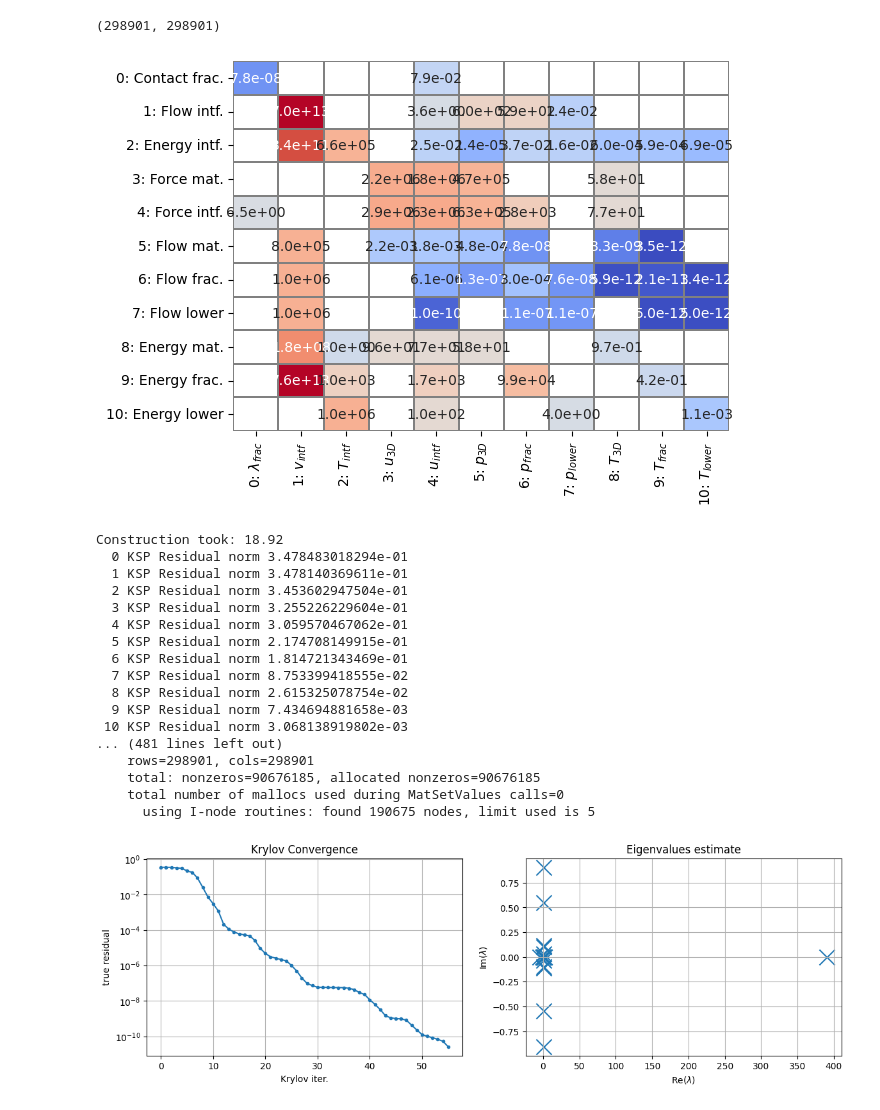
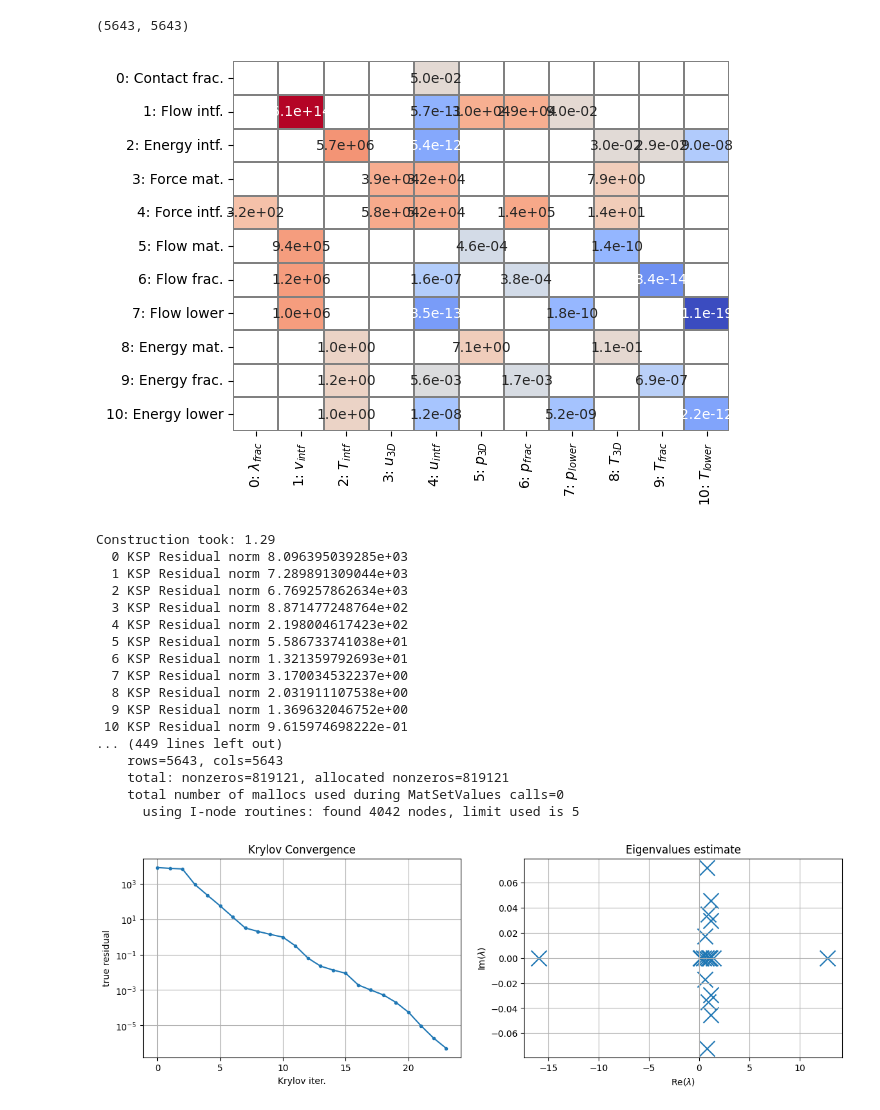
Before and after one commit to pmgbergen/FTHM-Solver, a Jupyter notebook: thermal/experiment_thermal_5_results.ipynb, the cells around one changed output. Saved outputs shown, nothing was run; the diff lists cells and outputs as text; code cells hidden in the pictures.

```diff
--- a/thermal/experiment_thermal_5_results.ipynb
+++ b/thermal/experiment_thermal_5_results.ipynb
@@ -146,7 +152,7 @@ import porepy as pp
 model = make_model(
     {
         "geometry": 5,
-        "grid_refinement": 10,
+        "grid_refinement": 1,
         "solver": 3,
         'steady_state': True,
     }
@@ -165,8 +172,8 @@ sticking: 2379, sliding: 0, open: 0
 #     load_data(f"../stats/{model.simulation_name()}.json"), 9
 # )
 
-mat = scipy.sparse.load_npz('../matrices/stats_thermal_geo5x10_sol3_1739045561550.npz')
-rhs = np.load('../matrices/stats_thermal_geo5x10_sol3_1739045561550_rhs.npy')
-iterate = np.load('../matrices/stats_thermal_geo5x10_sol3_1739045561550_iterate.npy')
-state = np.load('../matrices/stats_thermal_geo5x10_sol3_1739045561550_state.npy')
-dt = 4e-3
+# mat = scipy.sparse.load_npz('../matrices/stats_thermal_geo5x10_sol3_1739045561550.npz')
+# rhs = np.load('../matrices/stats_thermal_geo5x10_sol3_1739045561550_rhs.npy')
+# iterate = np.load('../matrices/stats_thermal_geo5x10_sol3_1739045561550_iterate.npy')
+# state = np.load('../matrices/stats_thermal_geo5x10_sol3_1739045561550_state.npy')
+# dt = 4e-3
@@ -173,17 +182,17 @@ dt = 4e-3
 # %%
-model.linear_system = mat, rhs
-model.bmat.mat = mat
-model.equation_system.set_variable_values(state, time_step_index=0)
-model.equation_system.set_variable_values(iterate, iterate_index=0)
-model.ad_time_step.set_value(dt)
-model.time_manager.dt = dt
+# model.linear_system = mat, rhs
+# model.bmat.mat = mat
+# model.equation_system.set_variable_values(state, time_step_index=0)
+# model.equation_system.set_variable_values(iterate, iterate_index=0)
+# model.ad_time_step.set_value(dt)
+# model.time_manager.dt = dt
 # %%
 J = model.bmat[:]
 J.plot_max()
 J.shape
 # %% [output]
-(298901, 298901)
+(5643, 5643)
-[figure, old version]
+[figure, new version]
 # %%
 from fixed_stress import make_fs_analytical, make_fs_analytical_slow_new
 from hm_solver import build_mechanics_near_null_space
@@ -210,15 +219,15 @@ scheme = LinearTransformedScheme(
             fieldsplit_options={
                 "pc_fieldsplit_schur_precondition": "selfp",
             },
-            subsolver_options={
+            elim_options={
                 "pc_type": "pbjacobi",
             },
-            tmp_options={
+            keep_options={
                 "mat_schur_complement_ainv_type": "blockdiag",
             },
             complement=PetscFieldSplitScheme(
                 groups=intf,
-                subsolver_options={
+                elim_options={
                     "pc_type": "ilu",
                 },
                 fieldsplit_options={
@@ -226,7 +235,7 @@ scheme = LinearTransformedScheme(
                 },
                 complement=PetscFieldSplitScheme(
                     groups=mech,
-                    subsolver_options=(
+                    elim_options=(
                         {
                             "pc_type": "hypre",
                             "pc_hypre_type": "boomeramg",
@@ -234,7 +243,7 @@ scheme = LinearTransformedScheme(
                             "pc_hypre_boomeramg_smooth_type": "Euclid",
                         }
                     ),
-                    tmp_options={
+                    keep_options={
                     },
                     block_size=model.nd,
                     invert=lambda bmat: csr_to_petsc(
@@ -255,47 +264,47 @@ scheme = LinearTransformedScheme(
                             "pc_hypre_type": "boomeramg",
                             "pc_hypre_boomeramg_strong_threshold": 0.7,
                             "pc_hypre_boomeramg_smooth_type": "Euclid",
                         },
                         others_options={
                             "pc_type": "hypre",
                             "pc_hypre_type": "boomeramg",
                             "pc_hypre_boomeramg_strong_threshold": 0.7,
                         },
                         cpr_options={
                             "pc_composite_pcs": "fieldsplit,ksp",
                             "sub_1_ksp_ksp_type": "preonly",
                             "sub_1_ksp_pc_type": "hypre",
                             "sub_1_ksp_pc_hypre_type": "Euclid",
                         },
                     ),
                 ),
             ),
         ),
     ),
 )
 
 solve_petsc_3(
     J,
     rhs_global=rhs,
     ksp_scheme=scheme,
     ksp_view=True,
 )
 # %% [output]
-Construction took: 18.92
-  0 KSP Residual norm 3.478483018294e-01
-  1 KSP Residual norm 3.478140369611e-01
-  2 KSP Residual norm 3.453602947504e-01
-  3 KSP Residual norm 3.255226229604e-01
-  4 KSP Residual norm 3.059570467062e-01
-  5 KSP Residual norm 2.174708149915e-01
-  6 KSP Residual norm 1.814721343469e-01
-  7 KSP Residual norm 8.753399418555e-02
-  8 KSP Residual norm 2.615325078754e-02
-  9 KSP Residual norm 7.434694881658e-03
- 10 KSP Residual norm 3.068138919802e-03
-... (481 lines left out)
-    rows=298901, cols=298901
-    total: nonzeros=90676185, allocated nonzeros=90676185
+Construction took: 1.29
+  0 KSP Residual norm 8.096395039285e+03
+  1 KSP Residual norm 7.289891309044e+03
+  2 KSP Residual norm 6.769257862634e+03
+  3 KSP Residual norm 8.871477248764e+02
+  4 KSP Residual norm 2.198004617423e+02
+  5 KSP Residual norm 5.586733741038e+01
+  6 KSP Residual norm 1.321359792693e+01
+  7 KSP Residual norm 3.170034532237e+00
+  8 KSP Residual norm 2.031911107538e+00
+  9 KSP Residual norm 1.369632046752e+00
+ 10 KSP Residual norm 9.615974698222e-01
+... (449 lines left out)
+    rows=5643, cols=5643
+    total: nonzeros=819121, allocated nonzeros=819121
     total number of mallocs used during MatSetValues calls=0
-      using I-node routines: found 190675 nodes, limit used is 5
+      using I-node routines: found 4042 nodes, limit used is 5
-[figure, old version]
+[figure, new version]
```
Also changed, not shown: parts of 7 cells of this notebook, 7 other files.
